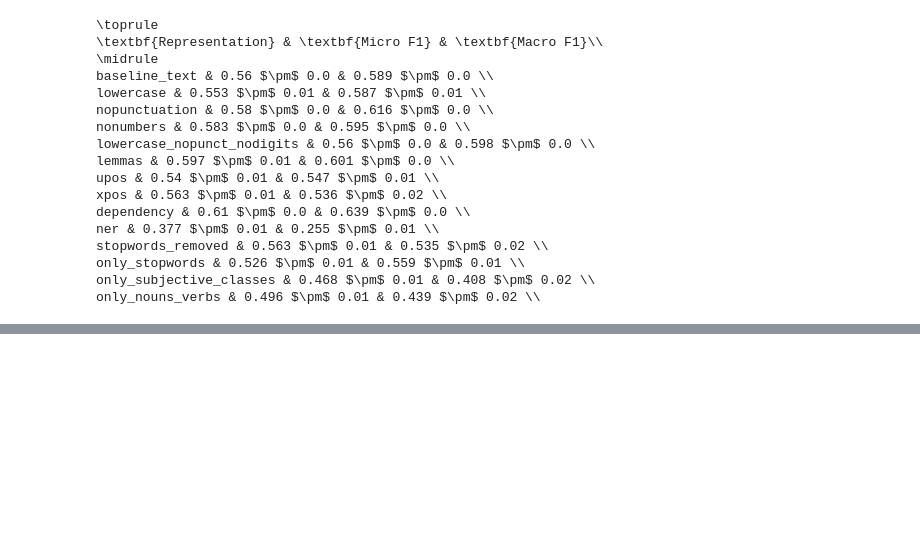
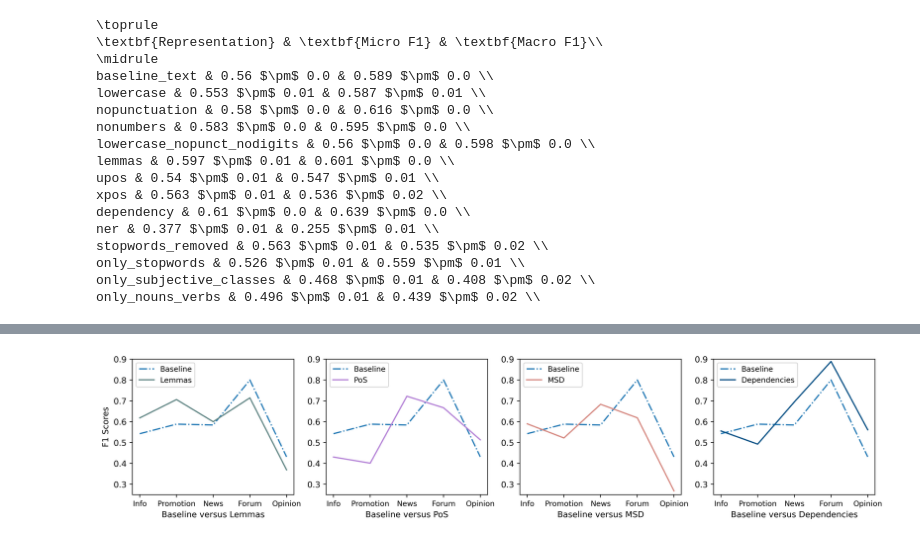
Before and after one commit to TajaKuzman/Text-Representations-in-FastText, a Jupyter notebook: 6-Result_Analysis.ipynb, the cells around one changed output, grey strips where cells are left out. Saved outputs shown, nothing was run; the diff lists cells and outputs as text; code cells hidden in the pictures; blank space fills up the shorter version.

```diff
--- a/6-Result_Analysis.ipynb
+++ b/6-Result_Analysis.ipynb
@@ -115,0 +179,5 @@ only_nouns_verbs & 0.496 $\pm$ 0.01 & 0.439 $\pm$ 0.02 \\
+# %%
+lemmas_label_scores = average_label_scores('lemmas')
+upos_label_scores = average_label_scores('upos')
+xpos_label_scores = average_label_scores('xpos')
+dependency_label_scores = average_label_scores('dependency')
@@ -115,0 +210,51 @@ only_nouns_verbs & 0.496 $\pm$ 0.01 & 0.439 $\pm$ 0.02 \\
+# %%
+# Line Plot:
+labels_names = ['Info', 'Promotion', 'News', 'Forum', 'Opinion']
+
+plt.figure(figsize=(16,3), dpi=400)
+plt.subplots_adjust(hspace=0.2)
+
+ax = plt.subplot(1,4,1)
+ax.errorbar(labels_names, baseline_label_scores[0], label="Baseline", capsize=3, ls= "-.")
+ax.errorbar(labels_names, lemmas_label_scores[0], label='Lemmas', color='#618685', capsize=3)
+plt.xticks(fontsize=9)
+ax.set_ylabel('F1 Scores', size=10)
+ax.set_xlabel("Baseline versus Lemmas")
+ax.legend(loc="upper left",prop={'size': 9})
+plt.axis([-0.2,4.2,0.25,0.9])
+
+ax = plt.subplot(1,4,2)
+ax.errorbar(labels_names, baseline_label_scores[0], label="Baseline", capsize=3, ls="-.")
+ax.errorbar(labels_names, upos_label_scores[0], label='PoS', color='#B380D6', capsize=3)
+plt.xticks(fontsize=9)
+#ax.set_xlabel('Labels')
+#ax.set_ylabel('F1 Scores')
+ax.set_xlabel("Baseline versus PoS")
+ax.legend(loc="upper left",prop={'size': 9})
+plt.axis([-0.2,4.2,0.25,0.9])
+
+ax = plt.subplot(1,4,3)
+ax.errorbar(labels_names, baseline_label_scores[0], label="Baseline", capsize=3, ls= "-.")
+ax.errorbar(labels_names, xpos_label_scores[0], label='MSD', color='#D68880', capsize=3)
+plt.xticks(fontsize=9)
+#ax.set_ylabel('F1 Scores', size=8)
+ax.set_xlabel("Baseline versus MSD")
+ax.legend(loc="upper left",prop={'size': 9})
+plt.axis([-0.2,4.2,0.25,0.9])
+
+ax = plt.subplot(1,4,4)
+ax.errorbar(labels_names, baseline_label_scores[0], label="Baseline", capsize=3, ls="-.")
+ax.errorbar(labels_names, dependency_label_scores[0], label='Dependencies', color='#034f84', capsize=3)
+plt.xticks(fontsize=9)
+#ax.set_xlabel('Labels')
+#ax.set_ylabel('F1 Scores')
+ax.set_xlabel("Baseline versus Dependencies")
+ax.legend(loc="upper left",prop={'size': 9})
+plt.axis([-0.2,4.2,0.25,0.9])
+
+fig.tight_layout()
+
+plt.savefig(f"final-plot-baseline-linguistic-features-scores.png")
+plt.show()
+# %% [output]
+[figure, added]
```
Also changed, not shown: parts of 10 cells of this notebook, 6 other files.
